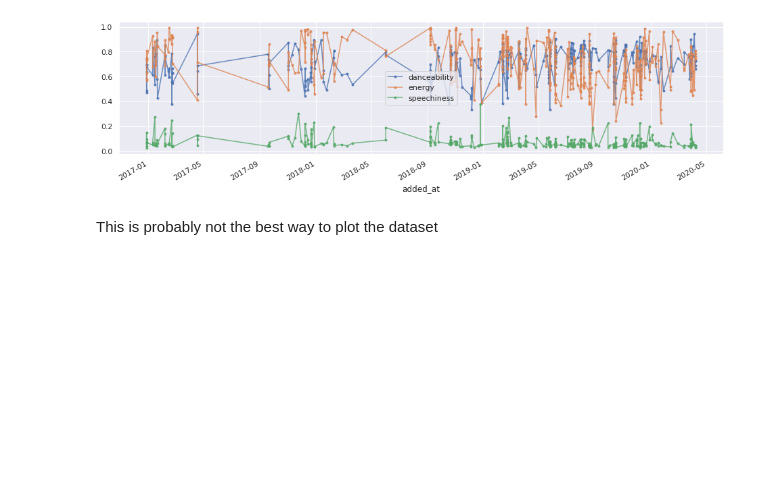
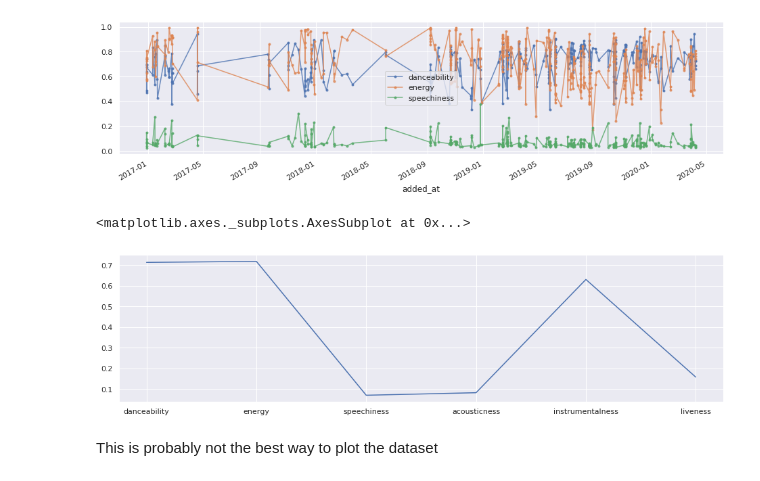
Before and after one commit to GabrieldeBlois/GraphsAndMatching, a Jupyter notebook: src/spotipy.ipynb, the cells around one changed output. Saved outputs shown, nothing was run; the diff lists cells and outputs as text; code cells hidden in the pictures; blank space fills up the shorter version.

```diff
--- a/src/spotipy.ipynb
+++ b/src/spotipy.ipynb
@@ -134,5 +137,13 @@ df_saved_tracks_timeIndex[testColumns].plot(marker='.', alpha=0.8)
 # %% [output]
 <matplotlib.axes._subplots.AxesSubplot at 0x...>
 [figure]
+# %%
+interestingColumns = ['danceability', 'energy', 'speechiness', 'acousticness', 'instrumentalness', 'liveness']
+df_my_profile_mean = df_saved_tracks[interestingColumns]
+# %%
+df_my_profile_mean.mean().plot()
+# %% [output]
+<matplotlib.axes._subplots.AxesSubplot at 0x...>
+[figure, added]
 # %% [markdown]
 This is probably not the best way to plot the dataset
```
Also changed, not shown: parts of 3 cells of this notebook, 1 other file.
